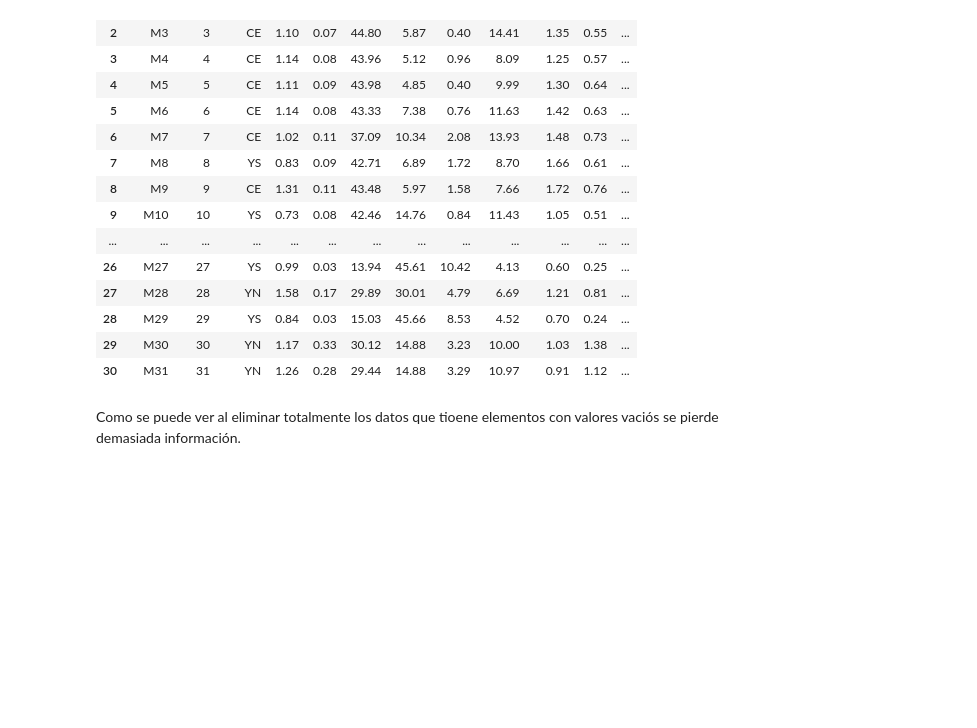
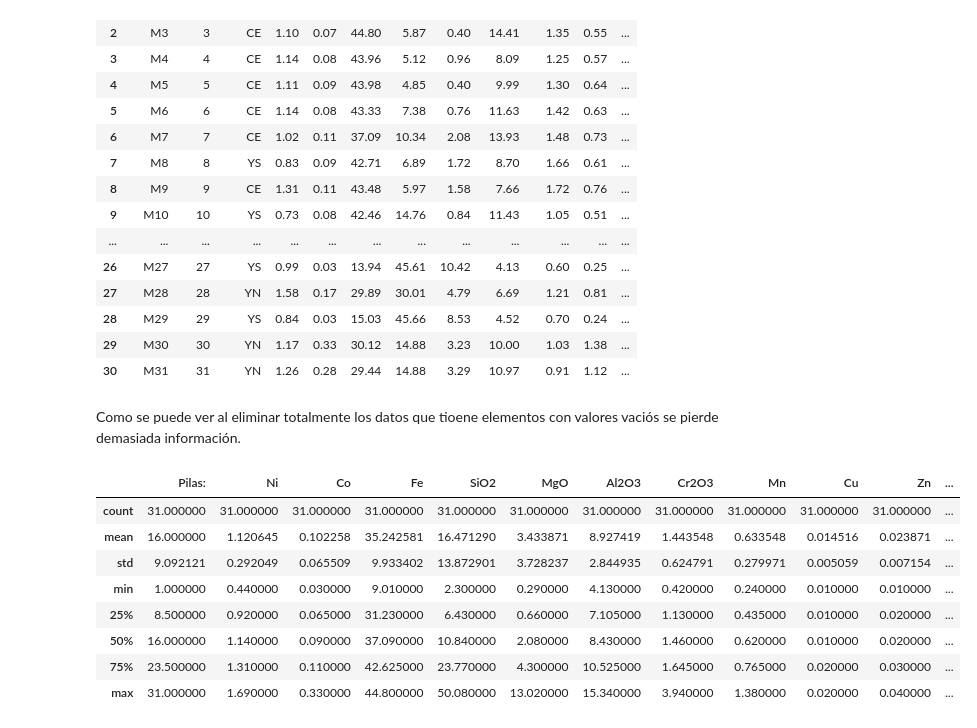
Before and after one commit to roxyconstantine-dev/Proyecto-Final-de-An-lisis-Datos, a Jupyter notebook: untitled1.ipynb, the cells around one changed output. Cells and saved outputs as stored; diff of their text form; code cells hidden in the pictures; blank space fills up the shorter version.

```diff
--- a/untitled1.ipynb
+++ b/untitled1.ipynb
@@ -93,3 +93,15 @@ datos2
 | 30 | M31 | 31 | YN | 1.26 | 0.28 | 29.44 | 14.88 | 3.29 | 10.97 | 0.91 | 1.12 | ... |
 # %% [markdown]
 Como se puede ver al eliminar totalmente los datos que tioene elementos con valores vaciós se pierde demasiada información.
+# %%
+datos.describe()
+# %% [output]
+|  | Pilas: | Ni | Co | Fe | SiO2 | MgO | Al2O3 | Cr2O3 | Mn | Cu | Zn | ... |
+| count | 31.000000 | 31.000000 | 31.000000 | 31.000000 | 31.000000 | 31.000000 | 31.000000 | 31.000000 | 31.000000 | 31.000000 | 31.000000 | ... |
+| mean | 16.000000 | 1.120645 | 0.102258 | 35.242581 | 16.471290 | 3.433871 | 8.927419 | 1.443548 | 0.633548 | 0.014516 | 0.023871 | ... |
+| std | 9.092121 | 0.292049 | 0.065509 | 9.933402 | 13.872901 | 3.728237 | 2.844935 | 0.624791 | 0.279971 | 0.005059 | 0.007154 | ... |
+| min | 1.000000 | 0.440000 | 0.030000 | 9.010000 | 2.300000 | 0.290000 | 4.130000 | 0.420000 | 0.240000 | 0.010000 | 0.010000 | ... |
+| 25% | 8.500000 | 0.920000 | 0.065000 | 31.230000 | 6.430000 | 0.660000 | 7.105000 | 1.130000 | 0.435000 | 0.010000 | 0.020000 | ... |
+| 50% | 16.000000 | 1.140000 | 0.090000 | 37.090000 | 10.840000 | 2.080000 | 8.430000 | 1.460000 | 0.620000 | 0.010000 | 0.020000 | ... |
+| 75% | 23.500000 | 1.310000 | 0.110000 | 42.625000 | 23.770000 | 4.300000 | 10.525000 | 1.645000 | 0.765000 | 0.020000 | 0.030000 | ... |
+| max | 31.000000 | 1.690000 | 0.330000 | 44.800000 | 50.080000 | 13.020000 | 15.340000 | 3.940000 | 1.380000 | 0.020000 | 0.040000 | ... |
```
